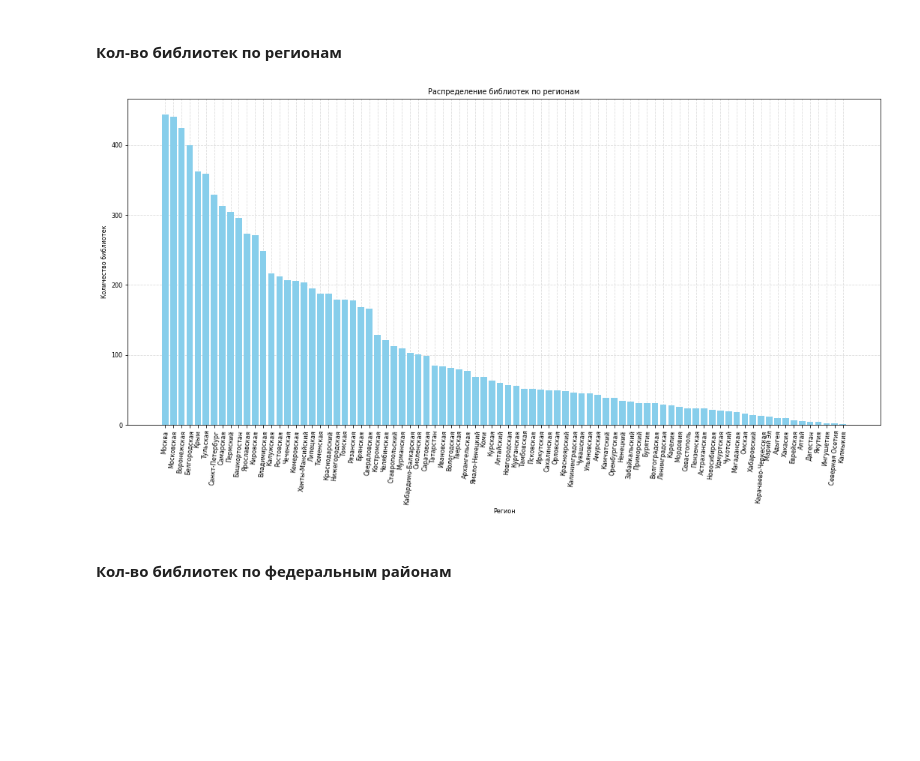
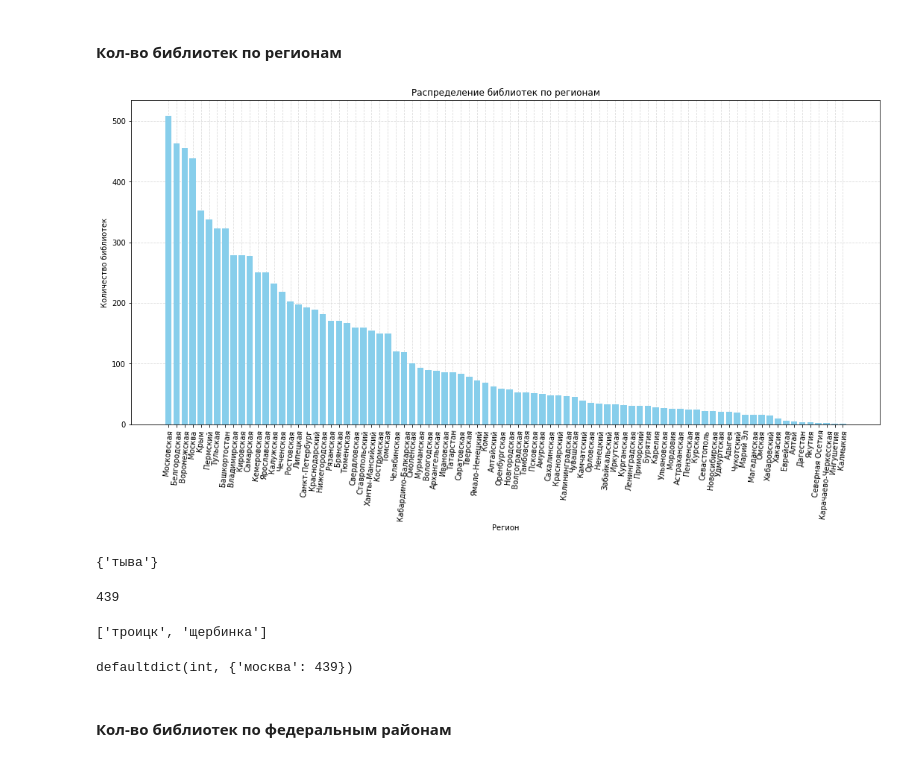
Before and after one commit to Stoneberry/Russian-libraries, a Jupyter notebook: analysis_notebooks/Regions_stat.ipynb, the cells around one changed output. Drawn from its saved outputs; the diff is of its cells as text; code cells hidden in the pictures; blank space fills up the shorter version.

Commit message:
new coords for libraries

```diff
--- a/analysis_notebooks/Regions_stat.ipynb
+++ b/analysis_notebooks/Regions_stat.ipynb
@@ -309,2 +235,0 @@ set(regions.keys()) - set(region_number.keys())
-# %%
-data['Регион'] = index_reg
@@ -312,0 +242,29 @@ data['Регион'] = index_reg
+# %%
+def region_detector(data, libr_coord):
+
+    new = []
+
+    for index in data.index:
+
+        ya_reg = libr_coord['sub'][index]
+
+        if isinstance(ya_reg, str):
+            region = adter.findall(ya_reg.lower())
+            val = preproc2(ya_reg)
+            if region: res = val
+            elif val in region_area: res = val
+            else:
+                region = place_region.get(val)
+                if region: res = region
+
+        else:
+            data_reg = data['Местоположение'][index]
+            data_reg = re.sub('-', '', data_reg)
+            data_reg = preproc2(data_reg)
+            region = place_region.get(data_reg)
+            if region: res = region
+
+        if res in rule: res = rule[res]
+        new.append(res)
+
+    return new
@@ -312,0 +356,3 @@ data['Регион'] = index_reg
+# %%
+data['Регион'] = region_detector(data, libr_coord)
+data['Район'], occupancy = area_detector(data, libr_coord)
@@ -313,2 +366,4 @@ data['Регион'] = index_reg
 # %% [markdown]
 ## Статистика по регионам
+# %%
+region_number = Counter(data['Регион'])
@@ -406,16 +445,32 @@ NameError: name 'region_borders' is not defined
 # %%
 res = {}
 
 for name, value in sorted(region_number.items(), key=lambda kv: kv[1], reverse=True):
 #     name = subject.sub('', name)
-    res[name] = value
+    res[name.title()] = value
 
 myplot(res.keys(), res.values(),
        'Распределение библиотек по регионам',
        'Регион', 'Количество библиотек', rotation=85,
         name = 'regions')
 # %% [output]
-[figure, old version]
+[figure, new version]
+# %%
+set(regions.keys()) - set(occupancy.keys())
+# %% [output]
+{'тыва'}
+# %%
+res['Москва']
+# %% [output]
+439
+# %%
+region_area['москва']
+# %% [output]
+['троицк', 'щербинка']
+# %%
+occupancy['москва']
+# %% [output]
+defaultdict(int, {'москва': 439})
 # %% [markdown]
 #### Кол-во библиотек по федеральным районам
 # %%
```
Also changed, not shown: parts of 131 cells of this notebook.
